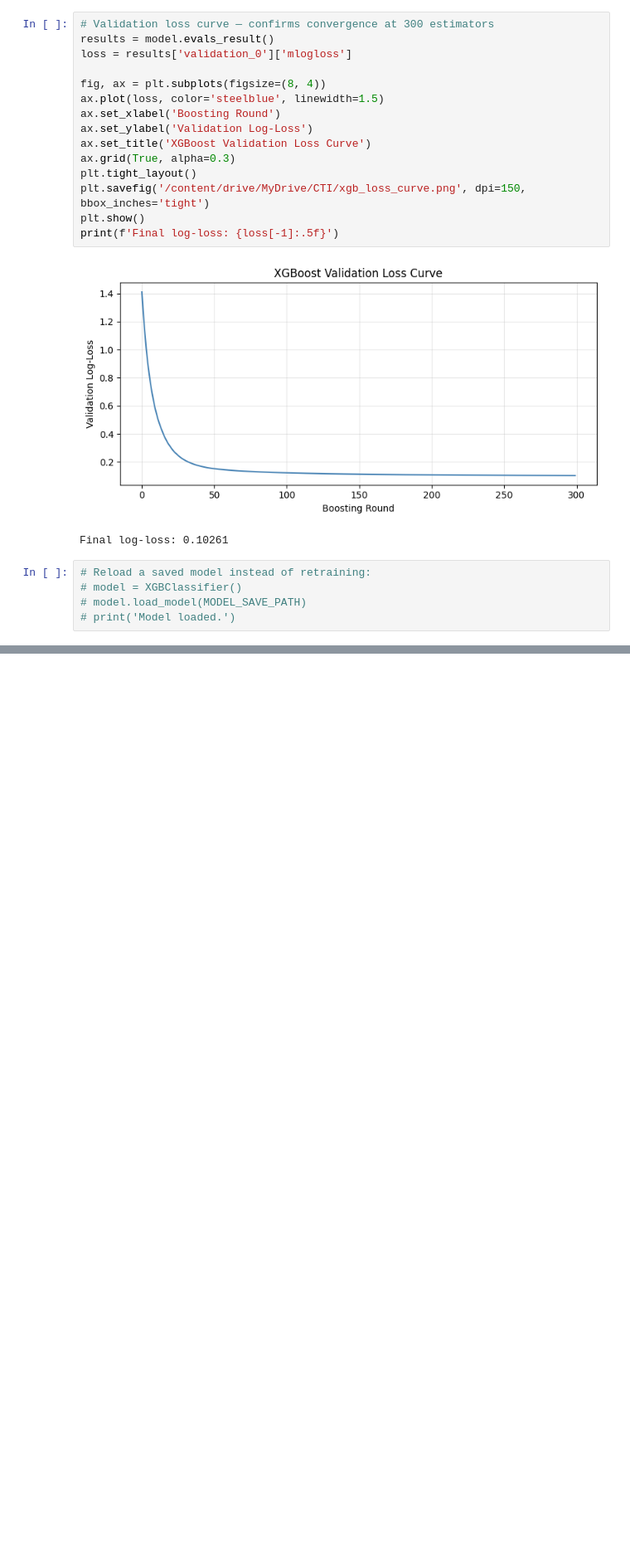
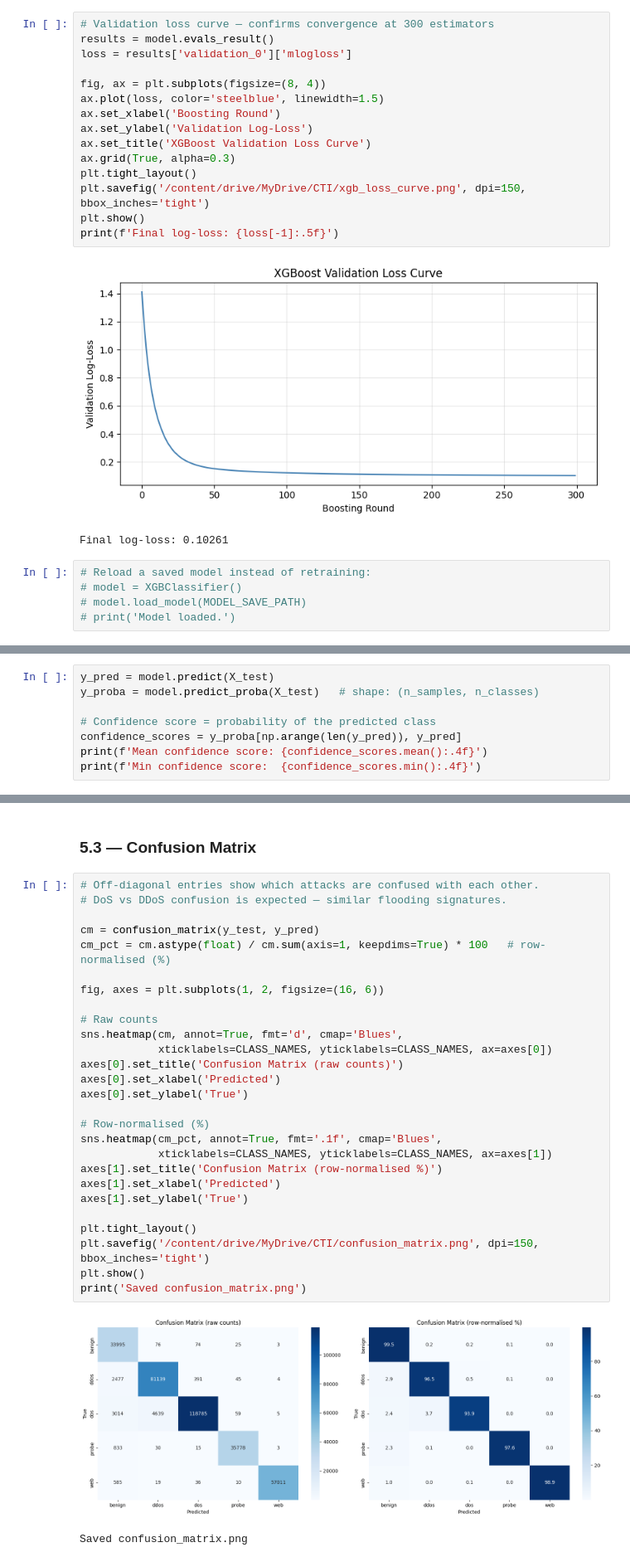
Before and after one commit to chira99/5g-oran-cti-code-exercise, a Jupyter notebook: notebooks/5g_oran_cti_pipeline.ipynb, the cells around one changed output, grey strips where cells are left out. Shown at 83% size. Cells and saved outputs as stored; diff of their text form; blank space fills up the shorter version.

Commit message:
model evaluation — macro F1 0.9614, confusion matrix, error analysis

```diff
--- a/notebooks/5g_oran_cti_pipeline.ipynb
+++ b/notebooks/5g_oran_cti_pipeline.ipynb
@@ -574,0 +584,8 @@ Final log-loss: 0.10261
+# %%
+y_pred = model.predict(X_test)
+y_proba = model.predict_proba(X_test)   # shape: (n_samples, n_classes)
+
+# Confidence score = probability of the predicted class
+confidence_scores = y_proba[np.arange(len(y_pred)), y_pred]
+print(f'Mean confidence score: {confidence_scores.mean():.4f}')
+print(f'Min confidence score:  {confidence_scores.min():.4f}')
@@ -574,0 +632,32 @@ Final log-loss: 0.10261
+# %% [markdown]
+### 5.3 — Confusion Matrix
+# %%
+# Off-diagonal entries show which attacks are confused with each other.
+# DoS vs DDoS confusion is expected — similar flooding signatures.
+
+cm = confusion_matrix(y_test, y_pred)
+cm_pct = cm.astype(float) / cm.sum(axis=1, keepdims=True) * 100   # row-normalised (%)
+
+fig, axes = plt.subplots(1, 2, figsize=(16, 6))
+
+# Raw counts
+sns.heatmap(cm, annot=True, fmt='d', cmap='Blues',
+            xticklabels=CLASS_NAMES, yticklabels=CLASS_NAMES, ax=axes[0])
+axes[0].set_title('Confusion Matrix (raw counts)')
+axes[0].set_xlabel('Predicted')
+axes[0].set_ylabel('True')
+
+# Row-normalised (%)
+sns.heatmap(cm_pct, annot=True, fmt='.1f', cmap='Blues',
+            xticklabels=CLASS_NAMES, yticklabels=CLASS_NAMES, ax=axes[1])
+axes[1].set_title('Confusion Matrix (row-normalised %)')
+axes[1].set_xlabel('Predicted')
+axes[1].set_ylabel('True')
+
+plt.tight_layout()
+plt.savefig('/content/drive/MyDrive/CTI/confusion_matrix.png', dpi=150, bbox_inches='tight')
+plt.show()
+print('Saved confusion_matrix.png')
+# %% [output]
+[figure, added]
+Saved confusion_matrix.png
```
Also changed, not shown: parts of 7 cells of this notebook.
